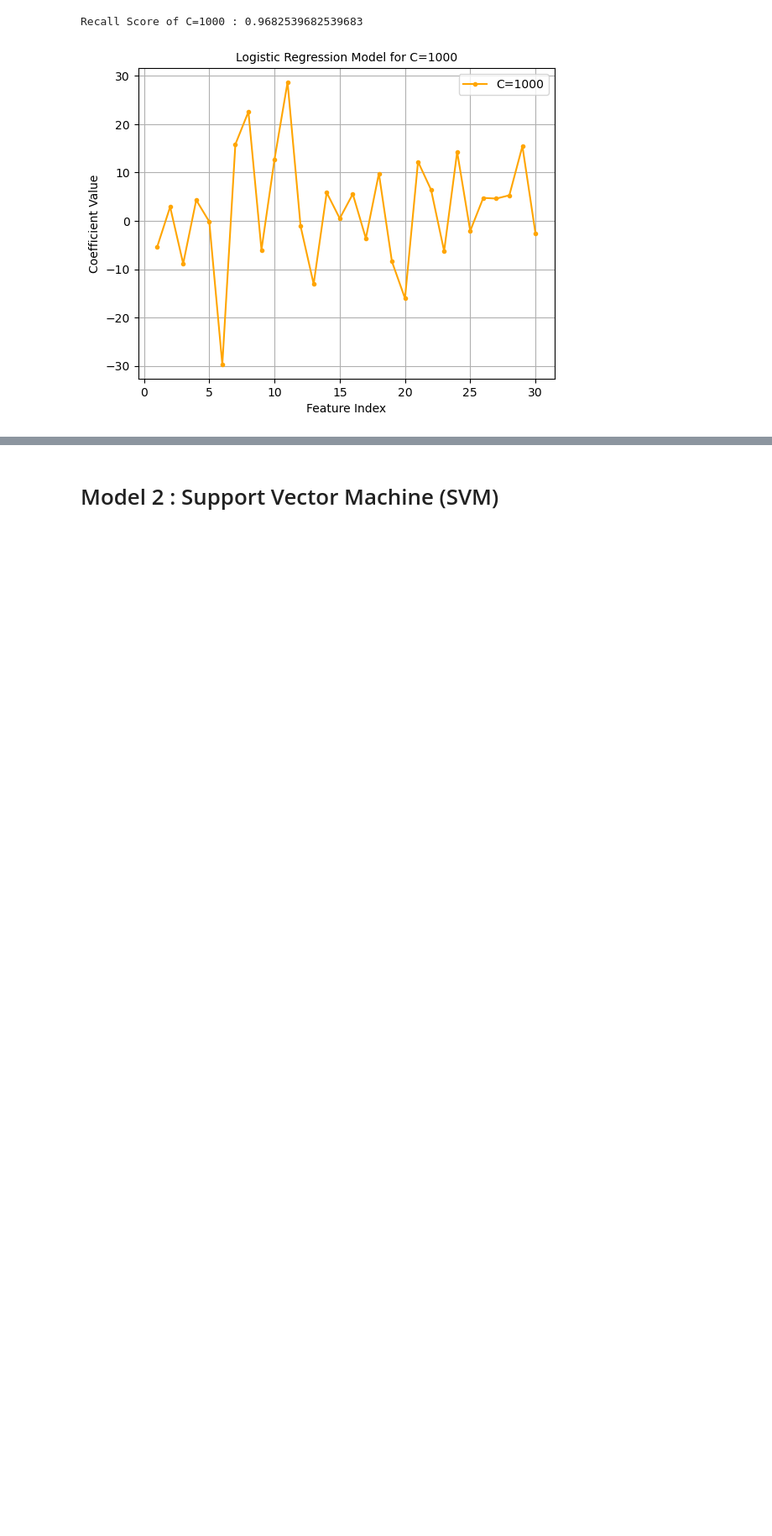
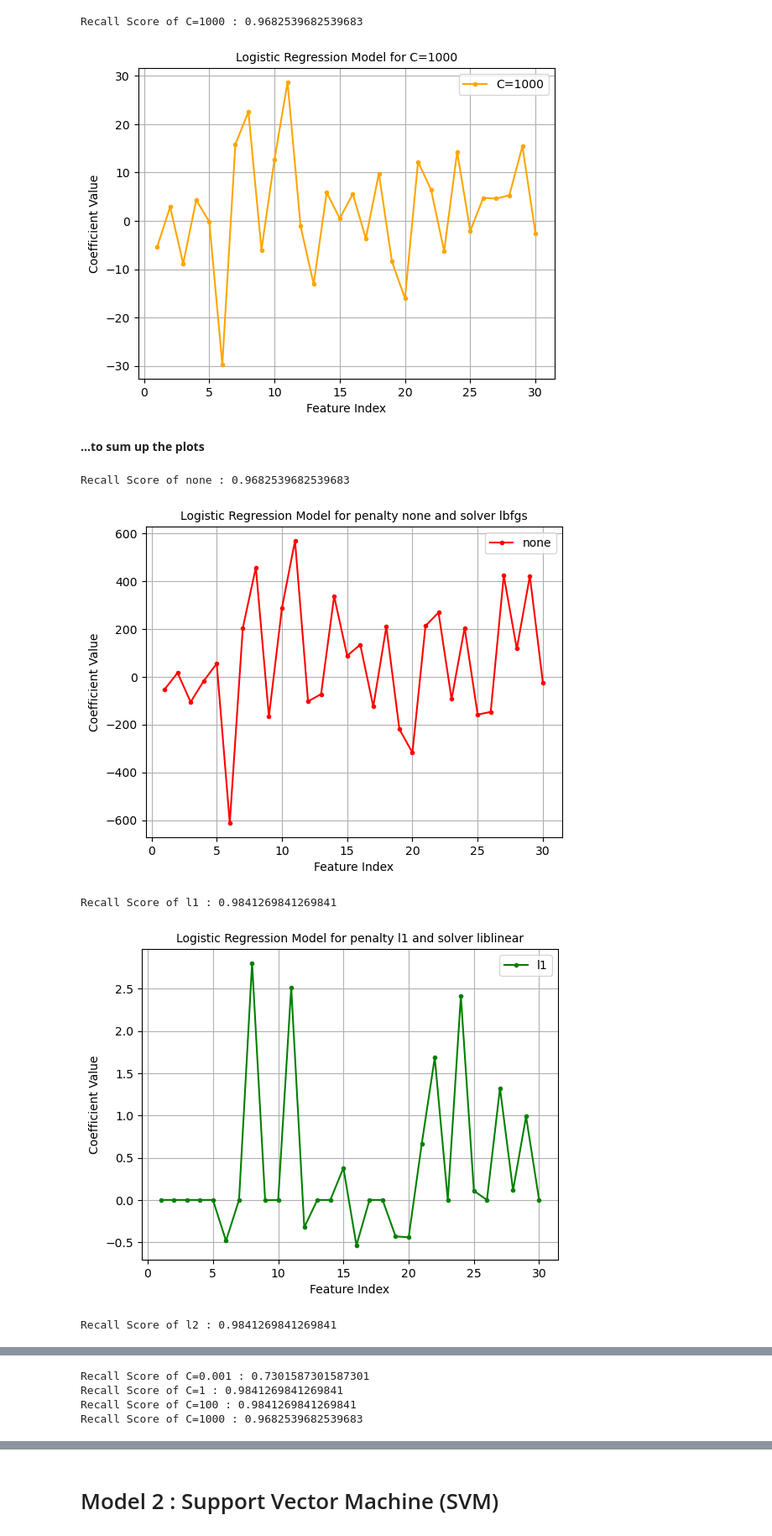
Before and after one commit to georgiarov/ML, a Jupyter notebook: project_code.ipynb, the cells around one changed output, grey strips where cells are left out. Shown at 84% size. Saved outputs shown, nothing was run; the diff lists cells and outputs as text; code cells hidden in the pictures; blank space fills up the shorter version.

```diff
--- a/project_code.ipynb
+++ b/project_code.ipynb
@@ -265,3 +267,45 @@ Recall Score of C=100 : 0.9841269841269841
 [figure]
 Recall Score of C=1000 : 0.9682539682539683
 [figure]
+# %% [markdown]
+**...to sum up the plots**
+# %%
+#penalties
+for i,k,j in zip(penalties,colors,solvers):
+
+    logreg_model=LogisticRegression(penalty=i,solver=j)
+    logreg_model.fit(Xn_train,y_train)
+    coe = logreg_model.coef_[0]
+    y_pred_log=logreg_model.predict(Xn_test)
+
+    plt.plot(range(1,len(coe)+1),coe,'.-',color=k,label=i)
+    plt.legend()
+    plt.xlabel('Feature Index')
+    plt.ylabel('Coefficient Value')
+    plt.title(f'Logistic Regression Model for penalty {i} and solver {j}', fontsize=10)
+    rec=recall_score(y_test, y_pred_log)
+    print(f'Recall Score of {i} : {rec}')
+    plt.grid()
+    plt.show()
+for a,b in zip(colors,c_values):
+
+    logreg_model=LogisticRegression(C=b)
+    logreg_model.fit(Xn_train,y_train)
+    coe = logreg_model.coef_[0]
+    y_pred_log=logreg_model.predict(Xn_test)
+
+    plt.plot(range(1,len(coe)+1),coe,'.-',color=a,label=f'C={b}')
+    plt.legend()
+    plt.xlabel('Feature Index')
+    plt.ylabel('Coefficient Value')
+    plt.title(f'Logistic Regression Model for C={b}', fontsize=10)
+    rec=recall_score(y_test, y_pred_log)
+    print(f'Recall Score of C={b} : {rec}')
+    plt.grid()
+plt.show()
+# %% [output]
+Recall Score of none : 0.9682539682539683
+[figure, added]
+Recall Score of l1 : 0.9841269841269841
+[figure, added]
+Recall Score of l2 : 0.9841269841269841
@@ -267,0 +313,4 @@ Recall Score of C=1000 : 0.9682539682539683
+Recall Score of C=0.001 : 0.7301587301587301
+Recall Score of C=1 : 0.9841269841269841
+Recall Score of C=100 : 0.9841269841269841
+Recall Score of C=1000 : 0.9682539682539683
```
Also changed, not shown: parts of 6 cells of this notebook.
